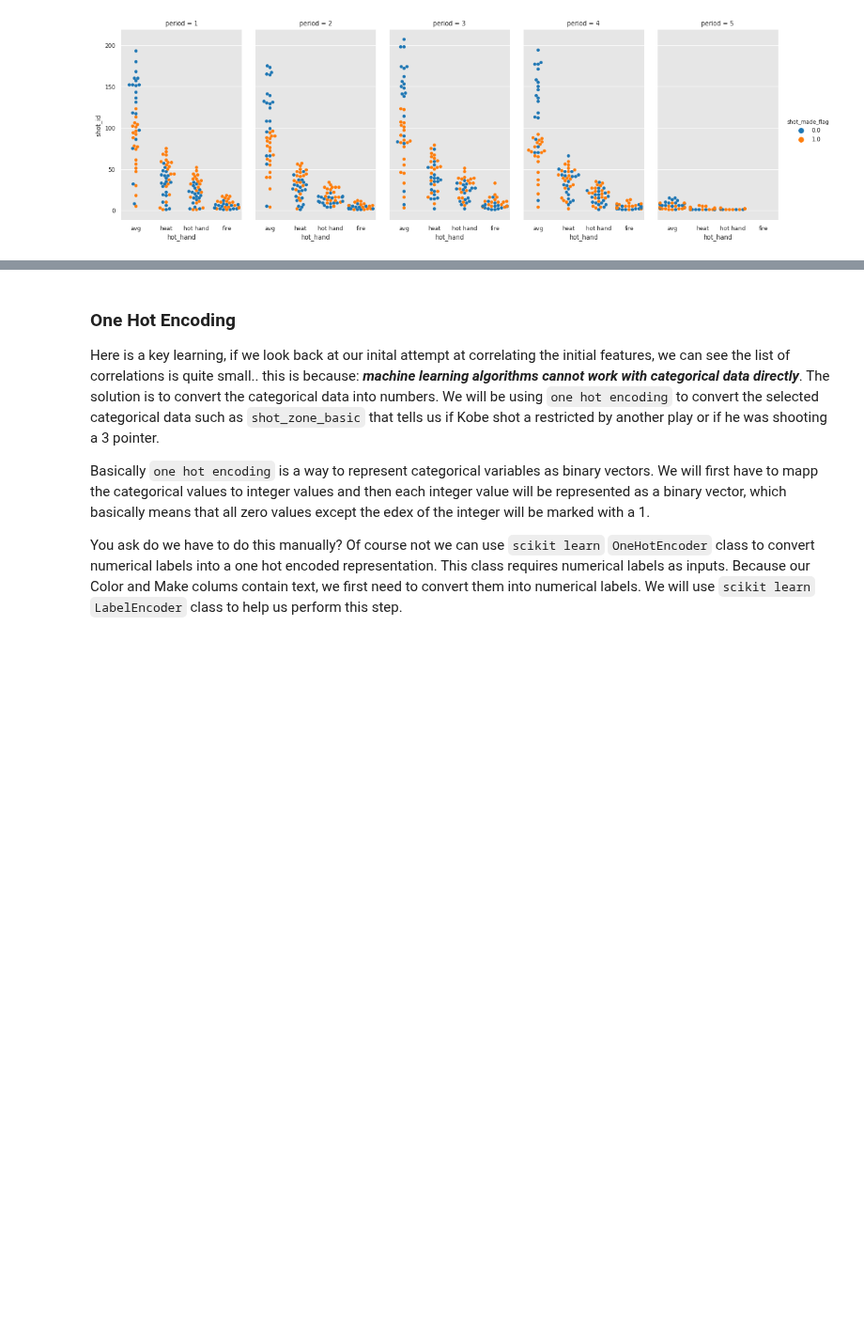
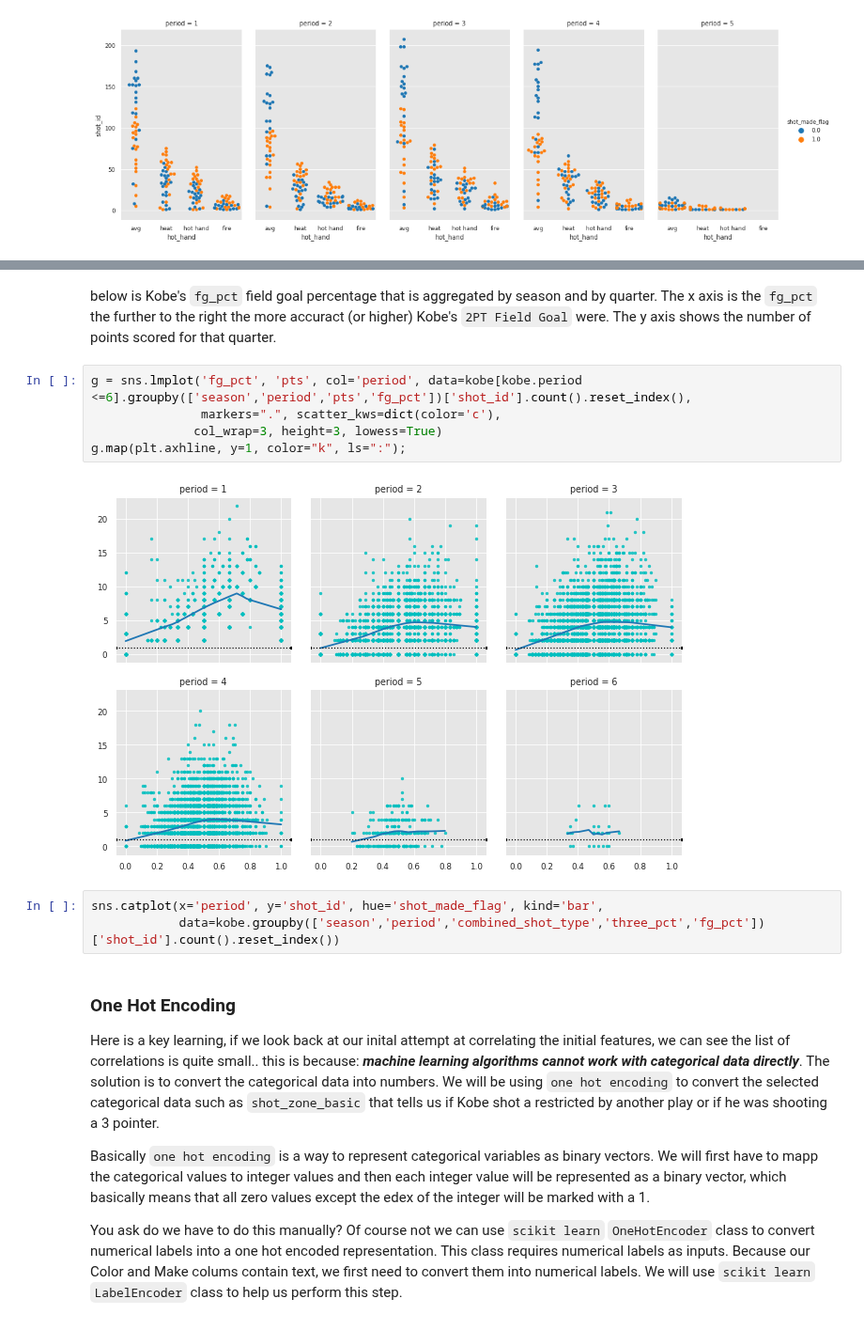
Before and after one commit to naivelogic/Machine_Learning_Notebooks, a Jupyter notebook: Kobe Bryant Shot Selection.ipynb, the cells around one changed output, grey strips where cells are left out. Shown at 94% size. Saved outputs shown, nothing was run; the diff lists cells and outputs as text; blank space fills up the shorter version.

```diff
--- a/Kobe Bryant Shot Selection.ipynb
+++ b/Kobe Bryant Shot Selection.ipynb
@@ -284,3 +309,15 @@ array(['8-16 ft.', '16-24 ft.', 'Less Than 8 ft.', '24+ ft.',
+# %% [markdown]
+below is Kobe's `fg_pct` field goal percentage that is aggregated by season and by quarter. The x axis is the `fg_pct` the further to the right the more accuract (or higher) Kobe's `2PT Field Goal` were. The y axis shows the number of points scored for that quarter.
+# %%
+g = sns.lmplot('fg_pct', 'pts', col='period', data=kobe[kobe.period <=6].groupby(['season','period','pts','fg_pct'])['shot_id'].count().reset_index(),
+               markers=".", scatter_kws=dict(color='c'),
+              col_wrap=3, height=3, lowess=True)
+g.map(plt.axhline, y=1, color="k", ls=":");
+# %% [output]
+[figure, added]
+# %%
+sns.catplot(x='period', y='shot_id', hue='shot_made_flag', kind='bar',
+            data=kobe.groupby(['season','period','combined_shot_type','three_pct','fg_pct'])['shot_id'].count().reset_index())
 # %% [markdown]
 ### One Hot Encoding
 
```
Also changed, not shown: parts of 16 cells of this notebook.
